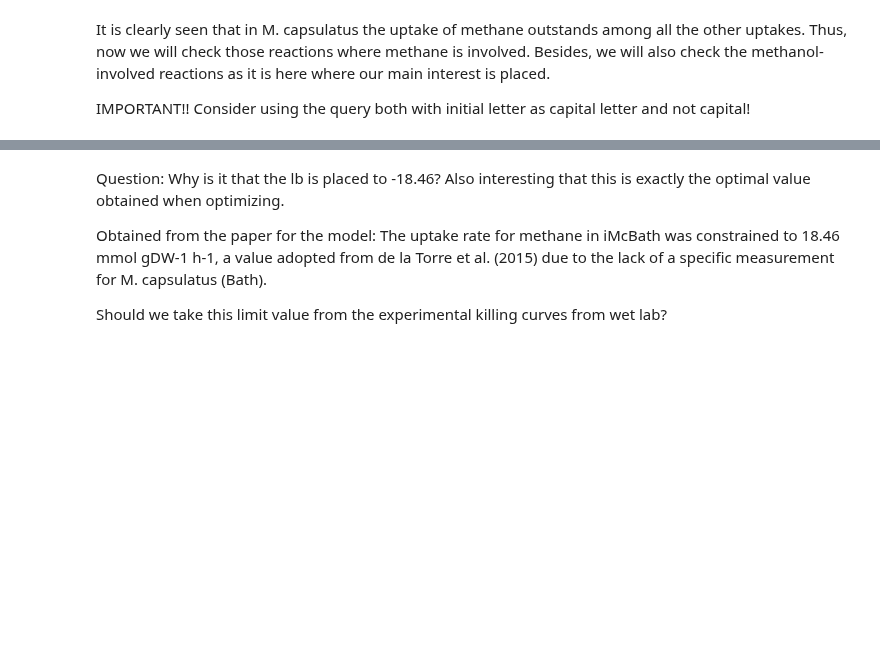
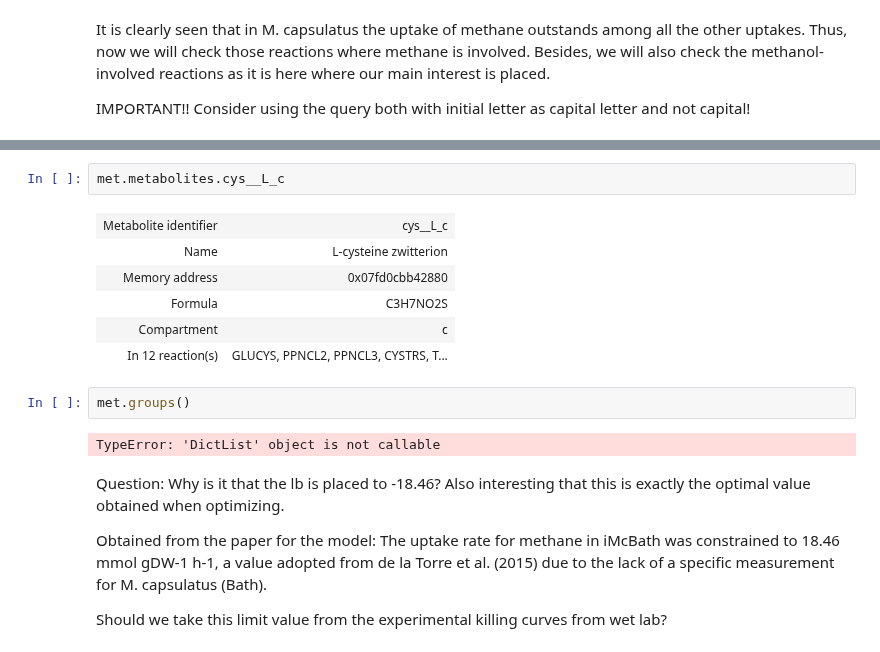
Before and after one commit to Schwebus/DTU_Biobuilders_2021, a Jupyter notebook: GSM_model/M.capsulatus.ipynb, the cells around one changed output, grey strips where cells are left out. Saved outputs shown, nothing was run; the diff lists cells and outputs as text; blank space fills up the shorter version.

```diff
--- a/GSM_model/M.capsulatus.ipynb
+++ b/GSM_model/M.capsulatus.ipynb
@@ -74,4 +85,17 @@ met.reactions.EX_ch4_e
 | Upper bound | 0.0 |
+# %%
+met.metabolites.cys__L_c
+# %% [output]
+| Metabolite identifier | cys__L_c |
+| Name | L-cysteine zwitterion |
+| Memory address | 0x07fd0cbb42880 |
+| Formula | C3H7NO2S |
+| Compartment | c |
+| In 12 reaction(s) | GLUCYS, PPNCL2, PPNCL3, CYSTRS, T... |
+# %%
+met.groups()
+# %% [output]
+TypeError: 'DictList' object is not callable
 # %% [markdown]
 Question: Why is it that the lb is placed to -18.46? Also interesting that this is exactly the optimal value obtained when optimizing.
 
```
Also changed, not shown: parts of 19 cells of this notebook, 1 other file.
